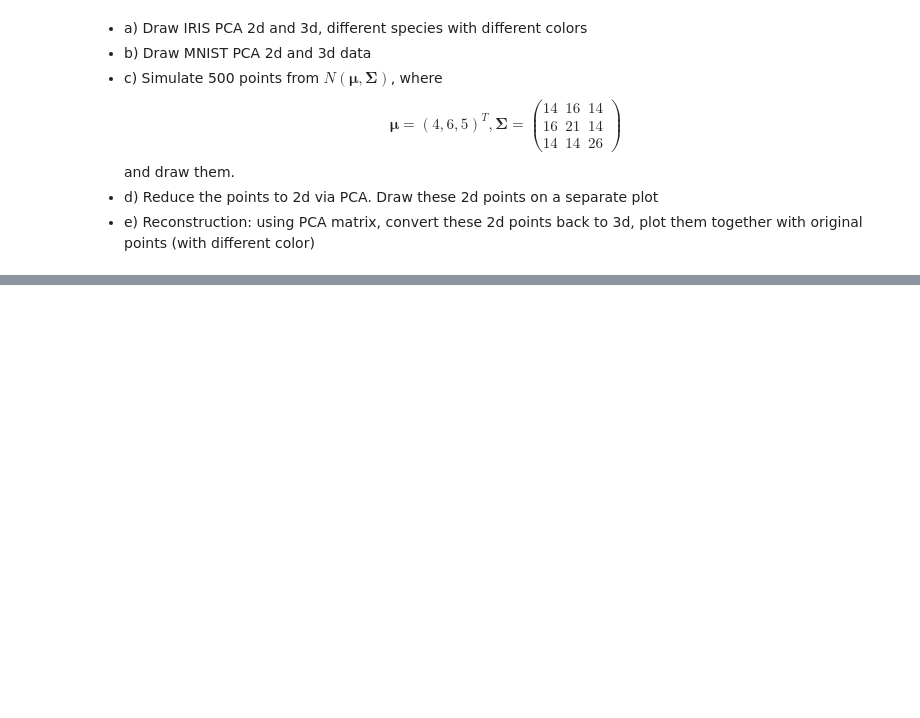
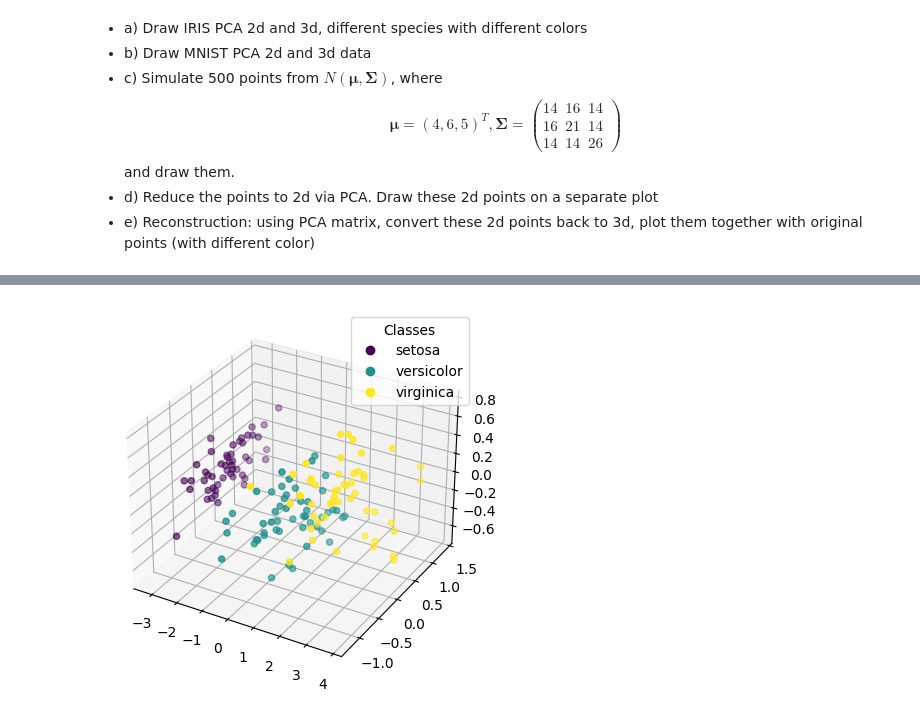
Before and after one commit to gmaad/MetodyKlasRed, a Jupyter notebook: List_nr_2.ipynb, the cells around one changed output, grey strips where cells are left out. Drawn from its saved outputs; the diff is of its cells as text; code cells hidden in the pictures; blank space fills up the shorter version.

```diff
--- a/List_nr_2.ipynb
+++ b/List_nr_2.ipynb
@@ -136,0 +152,14 @@ and draw them.
+# %%
+# a) Iris PCA 3D
+
+pca3 = decomposition.PCA(n_components=3)
+pca3.fit(Z)
+iris_points_pca_3d = pca3.transform(Z)
+
+fig = plt.figure(1)
+ax = fig.add_subplot(111, projection='3d')
+scatter = ax.scatter(iris_points_pca_3d[:,0],iris_points_pca_3d[:,1],iris_points_pca_3d[:,2], c=iris.target)
+fig = ax.legend(scatter.legend_elements()[0], iris.target_names, title = "Classes")
+plt.show()
+# %% [output]
+[figure, added]
```
Also changed, not shown: parts of 4 cells of this notebook.
